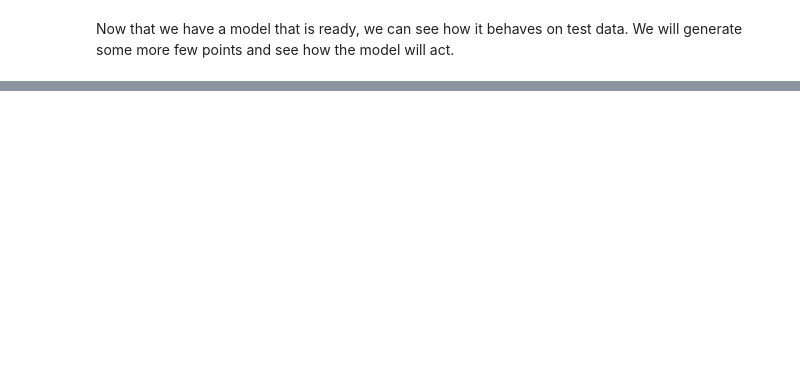
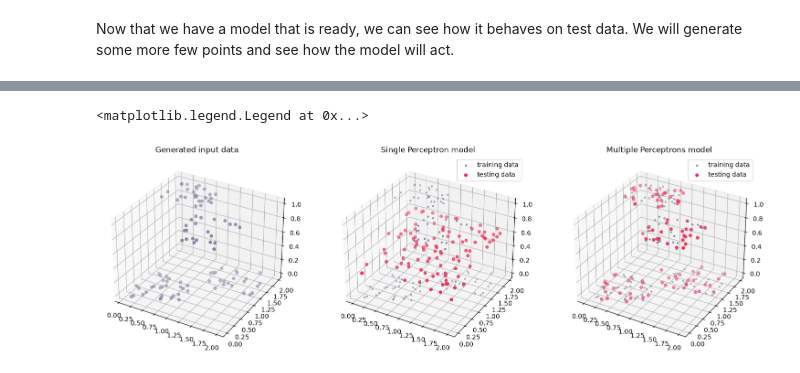
Before and after one commit to flavialeotta/self-learning, a Jupyter notebook: deep-learning-for-life-sciences/labs/Lab1DeepLearning.ipynb, the cells around one changed output, grey strips where cells are left out. Drawn from its saved outputs; the diff is of its cells as text; code cells hidden in the pictures; blank space fills up the shorter version.

```diff
--- a/deep-learning-for-life-sciences/labs/Lab1DeepLearning.ipynb
+++ b/deep-learning-for-life-sciences/labs/Lab1DeepLearning.ipynb
@@ -140,0 +376,21 @@ plt.legend()
+# %%
+fig, (ax1, ax2, ax3) = plt.subplots(1,3, subplot_kw={"projection": "3d"})
+fig.set_size_inches(18.5, 10.5, forward=True)
+
+ax1.scatter(train_X1s, train_X2s, train_Ys, label="training data", c="#817e9f")
+ax1.set_title("Generated input data")
+
+ax2.scatter(train_X1s, train_X2s, train_Ys, label="training data", c = "#817e9f", marker=".")
+test_out_flat = test_output.squeeze().numpy()
+ax2.scatter(test_X1s, test_X2s, test_out_flat, label="testing data", c = "#ef2d56", marker="o")
+ax2.set_title("Single Perceptron model")
+ax2.legend(loc="upper right")
+
+test_out_flat_2 = test_output_2.squeeze().numpy()
+ax3.scatter(train_X1s, train_X2s, train_Ys, label="training data", c = "#817e9f", marker=".")
+ax3.scatter(test_X1s_2, test_X2s_2, test_out_flat_2, label="testing data", c = "#ef2d56", marker="o")
+ax3.set_title("Multiple Perceptrons model")
+ax3.legend(loc="upper right")
+# %% [output]
+<matplotlib.legend.Legend at 0x...>
+[figure, added]
```
Also changed, not shown: parts of 11 cells of this notebook, 1 other file.
